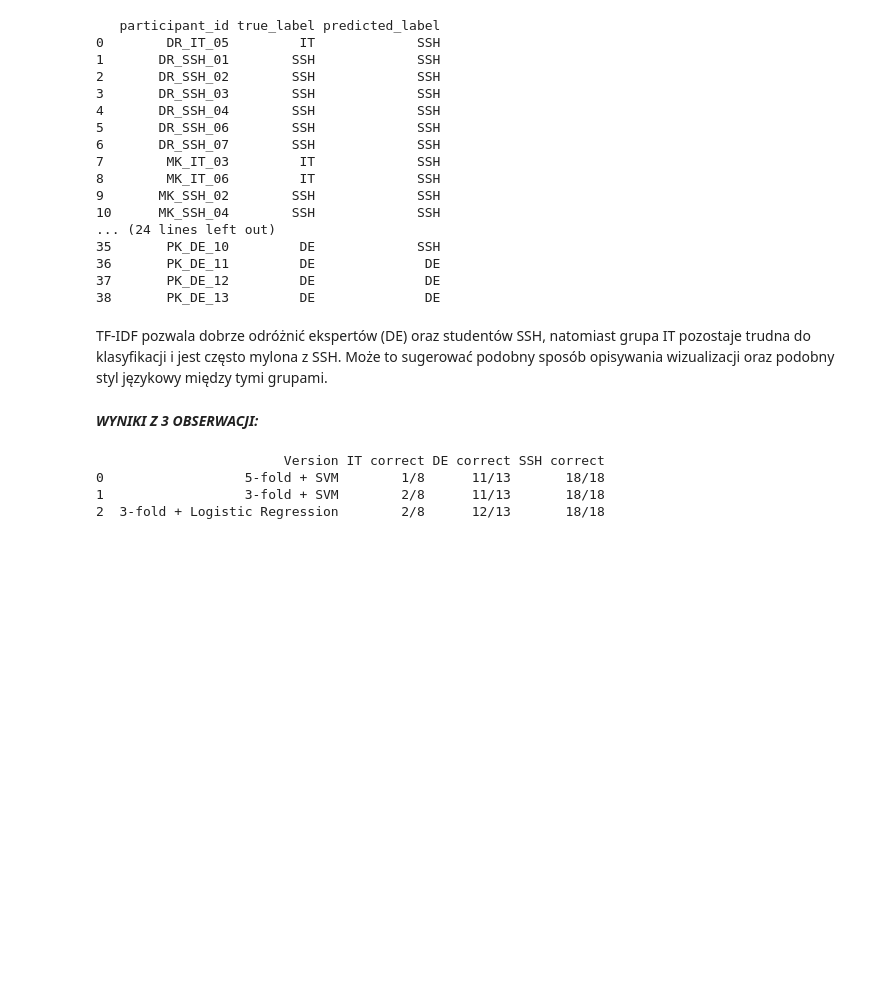
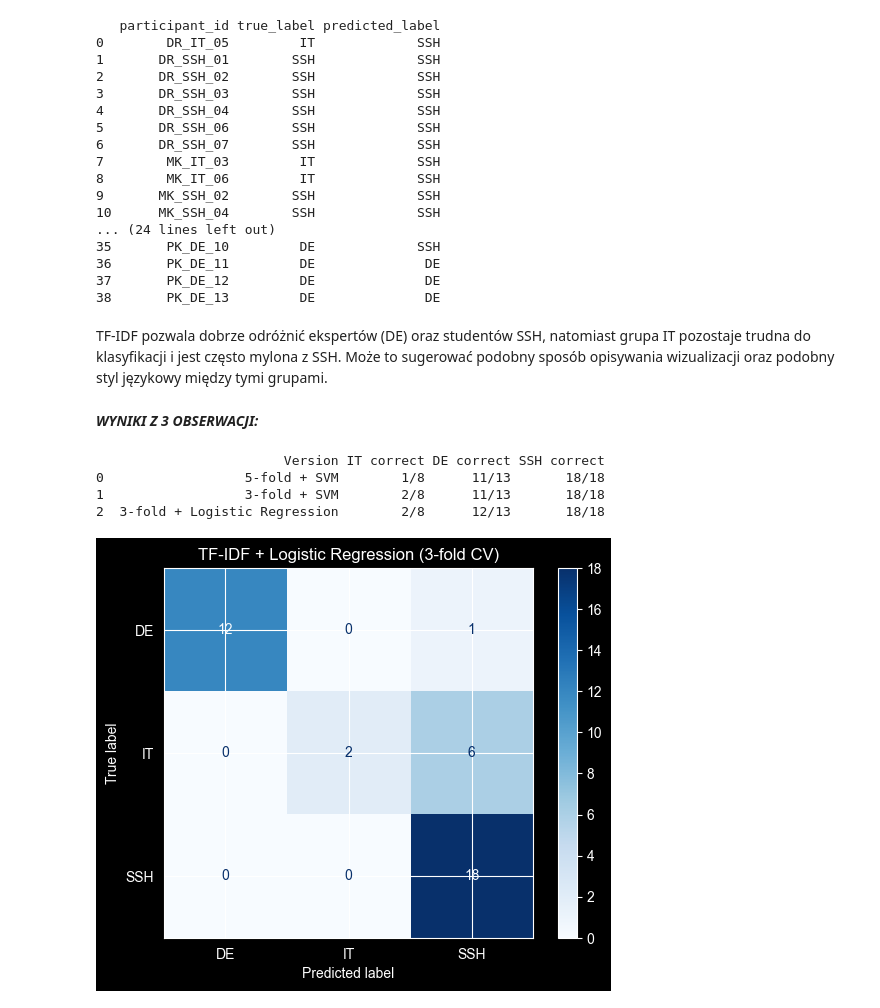
Before and after one commit to KosmicznaBarta/xaifungi-analysis, a Jupyter notebook: analysis.ipynb, the cells around one changed output. Saved outputs shown, nothing was run; the diff lists cells and outputs as text; code cells hidden in the pictures; blank space fills up the shorter version.

Commit message:
Add confusion matrix

```diff
--- a/analysis.ipynb
+++ b/analysis.ipynb
@@ -347,3 +346,26 @@ print(comparison_results)
 0                  5-fold + SVM        1/8      11/13       18/18
 1                  3-fold + SVM        2/8      11/13       18/18
 2  3-fold + Logistic Regression        2/8      12/13       18/18
+# %%
+from sklearn.metrics import confusion_matrix, ConfusionMatrixDisplay
+import matplotlib.pyplot as plt
+
+labels = ["DE", "IT", "SSH"]
+
+cm = confusion_matrix(
+    y,
+    y_pred_logreg,
+    labels=labels
+)
+
+disp = ConfusionMatrixDisplay(
+    confusion_matrix=cm,
+    display_labels=labels
+)
+
+disp.plot(cmap="Blues")
+
+plt.title("TF-IDF + Logistic Regression (3-fold CV)")
+plt.show()
+# %% [output]
+[figure, added]
```
Also changed, not shown: parts of 2 cells of this notebook.
